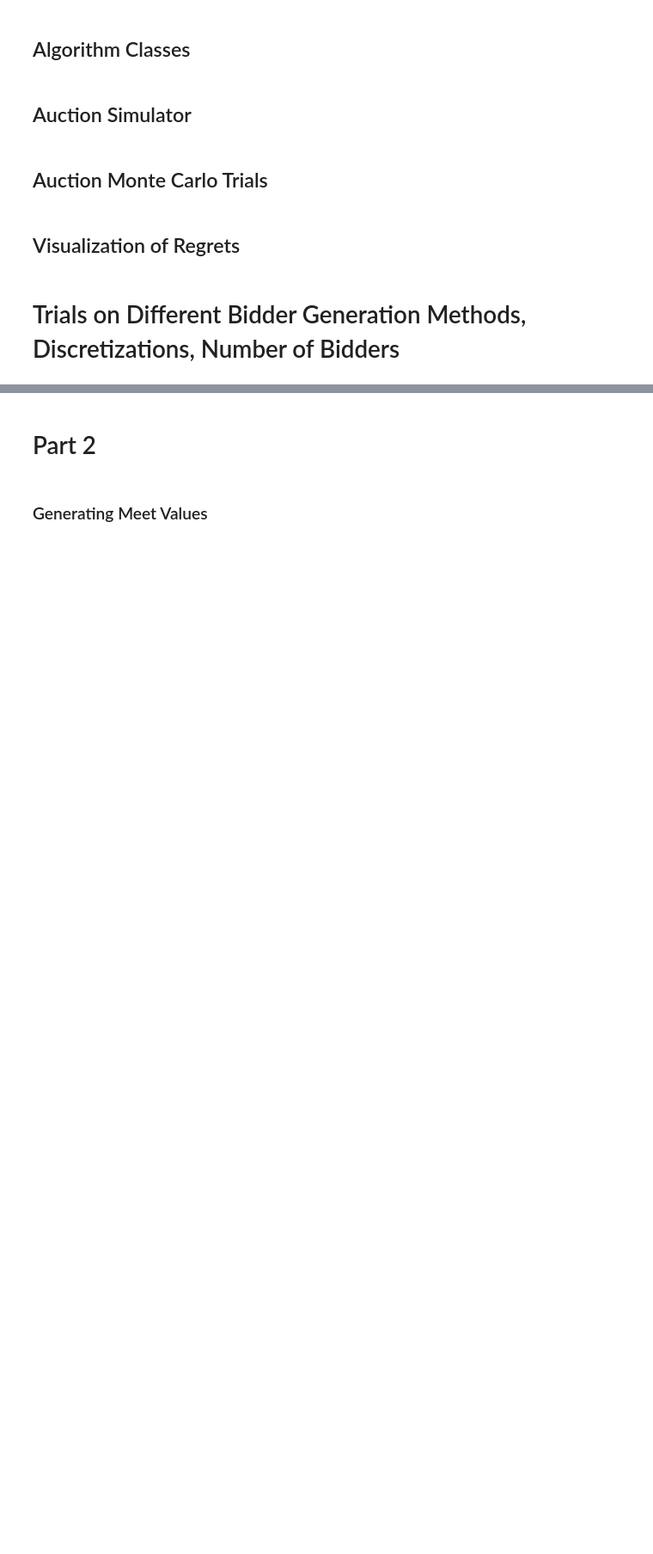
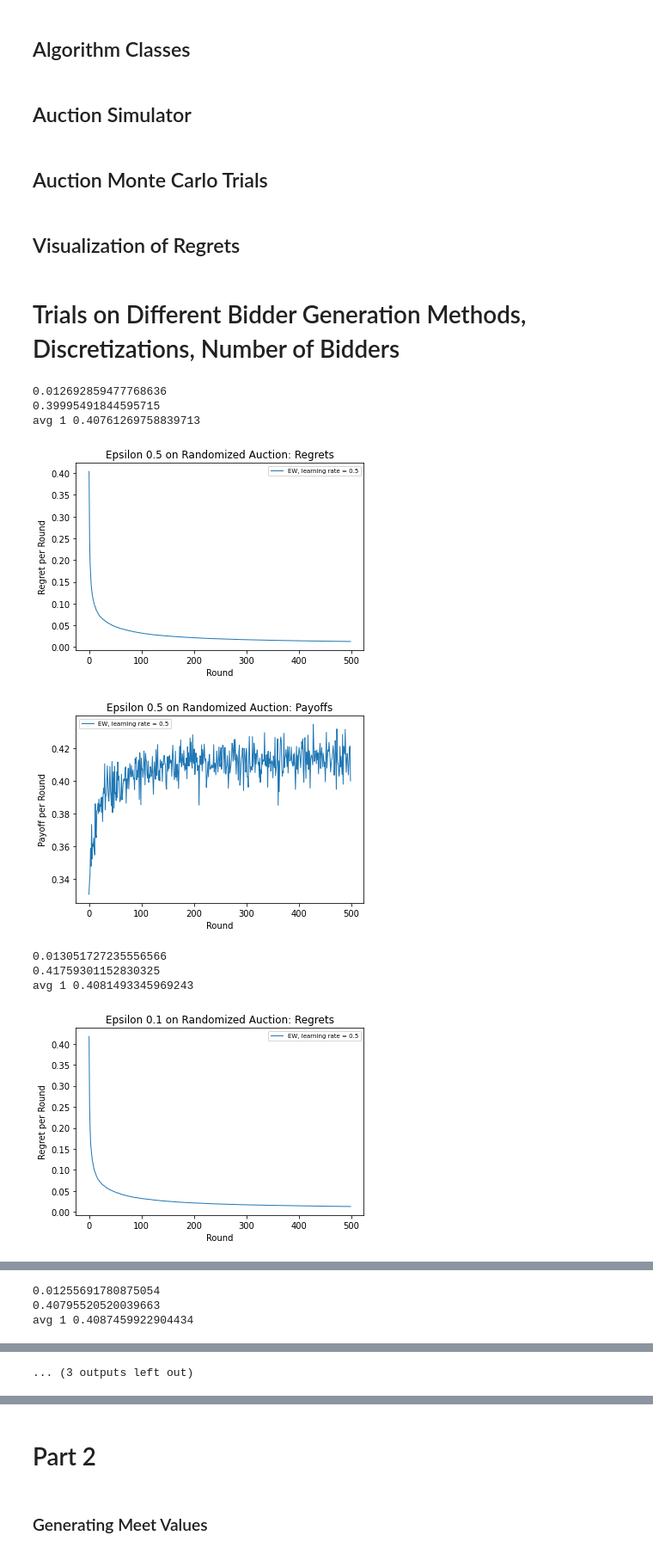
Before and after one commit to BrianGleason/online_markets_report_2, a Jupyter notebook: online_markets_r4/Report4.ipynb, the cells around one changed output, grey strips where cells are left out. Shown: that part at 86% size. Saved outputs shown, nothing was run; the diff lists cells and outputs as text; code cells hidden in the pictures; blank space fills up the shorter version.

```diff
--- a/online_markets_r4/Report4.ipynb
+++ b/online_markets_r4/Report4.ipynb
@@ -236,7 +312,7 @@ def auction_simulator(alg, bid_lists, num_rounds, max_bid, price_discretization)
 ## Auction Monte Carlo Trials
 # %%
 ## Auction Monte Carlo Trials
-def auction_trial(alg, auction_list, num_rounds, max_bid, price_discretization):
+def auction_trial(alg, auction_list, num_rounds, max_bid, price_discretization, num_items=None):
     alg_avg_regret_per_round = None
     alg_avg_payoff_per_round = None
 
@@ -245,7 +321,7 @@ def auction_trial(alg, auction_list, num_rounds, max_bid, price_discretization):
         n = auction_list.index(auction)
 
         # run matchup and find regret lists
-        new_alg_regrets, new_alg_payoffs = auction_simulator(alg, auction, num_rounds, max_bid, price_discretization)
+        new_alg_regrets, new_alg_payoffs = auction_simulator(alg, auction, num_rounds, max_bid, price_discretization, num_items)
 
         # update average regrets
         if alg_avg_regret_per_round == None:
@@ -276,7 +352,7 @@ def auction_trial(alg, auction_list, num_rounds, max_bid, price_discretization):
 # %%
 def visualize_rounds(alg_regrets, rounds, lr, plot_title, alg_name, trial_type, y_label):
 
-    file_name = trial_type + '_' + alg_name + "_" + f'{lr}' + '.png'
+    file_name = plot_title + '.png'
 
     x = numpy.array(list(range(0, rounds)))
     y_1 = numpy.array(alg_regrets)
@@ -295,36 +371,93 @@ def visualize_rounds(alg_regrets, rounds, lr, plot_title, alg_name, trial_type,
 # PARAMETERS
 NUM_TRIALS = 1000
 NUM_ROUNDS = 500
 
 # 2 bidder random values auction trial Epsilon = 1
 num_bidders = 2
 auction_list = []
 min_payoff, max_payoff = 0, 1
 # perform 500 trials each with 500 rounds and 2 bidders
 for i in range(NUM_TRIALS):
     auction_list.append(generate_random_bidlist(num_bidders, NUM_ROUNDS))
-price_discretization = generate_linear_discretization(0, 1, 0.01)
+price_discretization = generate_linear_discretization(1, 0.01)
 alg = ExponentialWeights(1.0, len(price_discretization))
 alg_regrets, alg_payoffs = auction_trial(alg, auction_list, NUM_ROUNDS, max_payoff, price_discretization)
 print(alg_regrets[-1])
 print(alg_payoffs[-1])
 print('avg 1', sum(alg_payoffs) / len(alg_payoffs))
-visualize_rounds(alg_regrets, NUM_ROUNDS, .5, "demo", "EW", "Randomized Auction", "Regret per Round")
-visualize_rounds(alg_payoffs, NUM_ROUNDS, .5, "demo", "EW", "Randomized Auction", "Payoff per Round")
+visualize_rounds(alg_regrets, NUM_ROUNDS, .5, "Epsilon 0.5 on Randomized Auction: Regrets", "EW", "Randomized Auction", "Regret per Round")
+visualize_rounds(alg_payoffs, NUM_ROUNDS, .5, "Epsilon 0.5 on Randomized Auction: Payoffs", "EW", "Randomized Auction", "Payoff per Round")
+
+# 2 bidder random values auction trial with Epsilon = 0
+num_bidders = 2
+auction_list = []
+min_payoff, max_payoff = 0, 1
+# perform 500 trials each with 500 rounds and 2 bidders
+for i in range(NUM_TRIALS):
+    auction_list.append(generate_random_bidlist(num_bidders, NUM_ROUNDS))
+price_discretization = generate_linear_discretization(1, 0.01)
+alg = ExponentialWeights(1.0, len(price_discretization))
+alg_regrets, alg_payoffs = auction_trial(alg, auction_list, NUM_ROUNDS, max_payoff, price_discretization)
+print(alg_regrets[-1])
+print(alg_payoffs[-1])
+print('avg 1', sum(alg_payoffs) / len(alg_payoffs))
+visualize_rounds(alg_regrets, NUM_ROUNDS, .5, "Epsilon 0.1 on Randomized Auction: Regrets", "EW", "Randomized Auction", "Regret per Round")
+visualize_rounds(alg_payoffs, NUM_ROUNDS, .5, "Epsilon 0.1 on Randomized Auction: Payoffs", "EW", "Randomized Auction", "Payoff per Round")
+
+# 2 bidder random values auction trial Epsilon = 1, AuctionCentricEW
+num_bidders = 2
+auction_list = []
+min_payoff, max_payoff = 0, 1
+for i in range(NUM_TRIALS):
+    auction_list.append(generate_random_bidlist(num_bidders, NUM_ROUNDS))
+price_discretization = generate_linear_discretization(1, 0.01)
+alg = AuctionCentricEW(1.0, len(price_discretization))
+alg_regrets, alg_payoffs = auction_trial(alg, auction_list, NUM_ROUNDS, max_payoff, price_discretization)
+print(alg_regrets[-1])
+print(alg_payoffs[-1])
+print('avg 1', sum(alg_payoffs) / len(alg_payoffs))
+visualize_rounds(alg_regrets, NUM_ROUNDS, .5, "AuctionCentricEW Epsilon 1.0 on Randomized Auction: Regrets", "EW", "Randomized Auction", "Regret per Round")
+visualize_rounds(alg_payoffs, NUM_ROUNDS, .5, "AuctionCentricEW Epsilon 1.0 on Randomized Auction: Payoffs", "EW", "Randomized Auction", "Payoff per Round")
+
+# 2 bidder random values auction trial Epsilon = infinity
+num_bidders = 2
+auction_list = []
+min_payoff, max_payoff = 0, 1
+# perform 500 trials each with 500 rounds and 2 bidders
+for i in range(NUM_TRIALS):
+    auction_list.append(generate_random_bidlist(num_bidders, NUM_ROUNDS))
+price_discretization = generate_linear_discretization(1, 0.01)
+alg = FTL(len(price_discretization))
+alg_regrets, alg_payoffs = auction_trial(alg, auction_list, NUM_ROUNDS, max_payoff, price_discretization)
+print(alg_regrets[-1])
+print(alg_payoffs[-1])
+print('avg 2', sum(alg_payoffs) / len(alg_payoffs))
+visualize_rounds(alg_regrets, NUM_ROUNDS, 0, "FTL on Randomized Auction: Regrets", "FTL", "FTL on Randomized Auction", "Regret per Round")
+visualize_rounds(alg_payoffs, NUM_ROUNDS, 0, "FTL on Randomized Auction: Payoffs", "FTL", "FTL on Randomized Auction", "Payoff per Round")
 
 
 # 2 bidder random values auction trial Epsilon = 0
 num_bidders = 2
 auction_list = []
 min_payoff, max_payoff = 0, 1
 # perform 500 trials each with 500 rounds and 2 bidders
 for i in range(NUM_TRIALS):
     auction_list.append(generate_random_bidlist(num_bidders, NUM_ROUNDS))
-price_discretization = generate_linear_discretization(0, 1, 0.01)
+price_discretization = generate_linear_discretization(1, 0.01)
 alg = ExponentialWeights(0, len(price_discretization))
 alg_regrets, alg_payoffs = auction_trial(alg, auction_list, NUM_ROUNDS, max_payoff, price_discretization)
 print(alg_regrets[-1])
 print(alg_payoffs[-1])
 print('avg 2', sum(alg_payoffs) / len(alg_payoffs))
-visualize_rounds(alg_regrets, NUM_ROUNDS, 0, "demo", "EW", "Randomized Auction", "Regret per Round")
-visualize_rounds(alg_payoffs, NUM_ROUNDS, 0, "demo", "EW", "Randomized Auction", "Payoff per Round")
+visualize_rounds(alg_regrets, NUM_ROUNDS, 0, "Random guessing on Randomized Auction: Regrets", "Random Guessing", "Randomized Auction", "Regret per Round")
+visualize_rounds(alg_payoffs, NUM_ROUNDS, 0, "Random guessing on Randomized Auction: Payoffs", "Random Guessing", "Randomized Auction", "Payoff per Round")
+# %% [output]
+0.012692859477768636
+0.39995491844595715
+avg 1 0.40761269758839713
+[figure, added]
+[figure, added]
+0.013051727235556566
+0.41759301152830325
+avg 1 0.4081493345969243
+[figure, added]
@@ -330,0 +465,3 @@ visualize_rounds(alg_payoffs, NUM_ROUNDS, 0, "demo", "EW", "Randomized Auction",
+0.01255691780875054
+0.40795520520039663
+avg 1 0.4087459922904434
@@ -330,0 +475 @@ visualize_rounds(alg_payoffs, NUM_ROUNDS, 0, "demo", "EW", "Randomized Auction",
+... (3 outputs left out)
```
Also changed, not shown: parts of 8 cells of this notebook, 18 other files.
